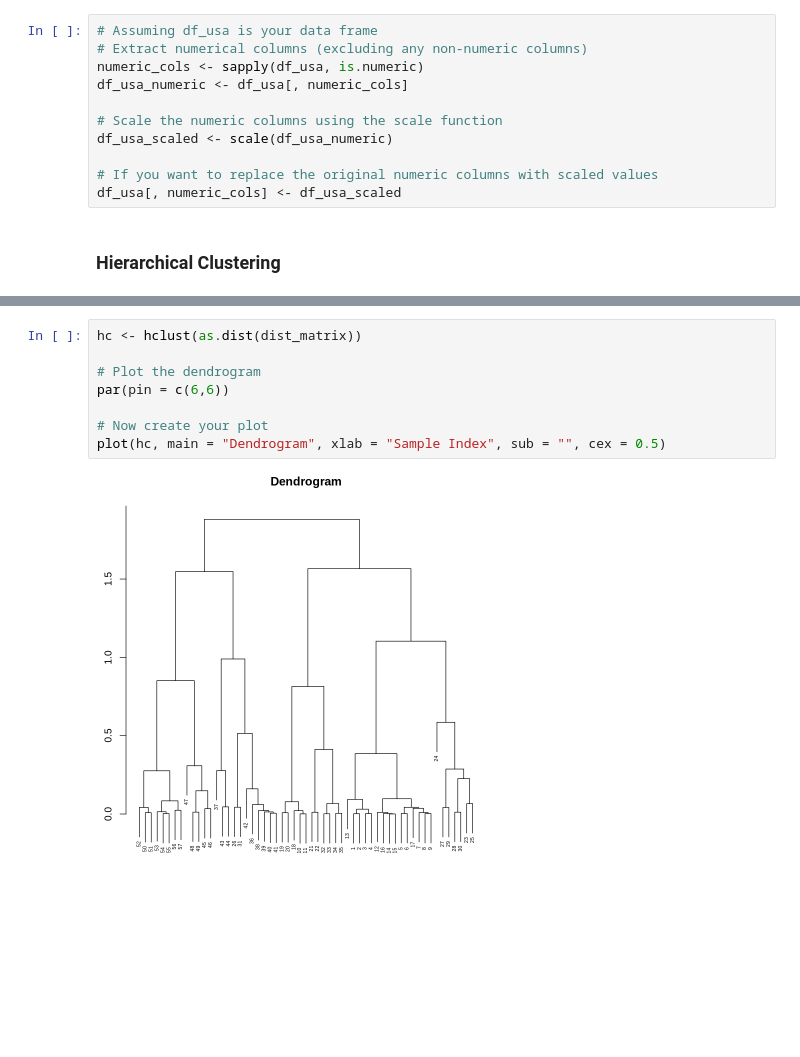
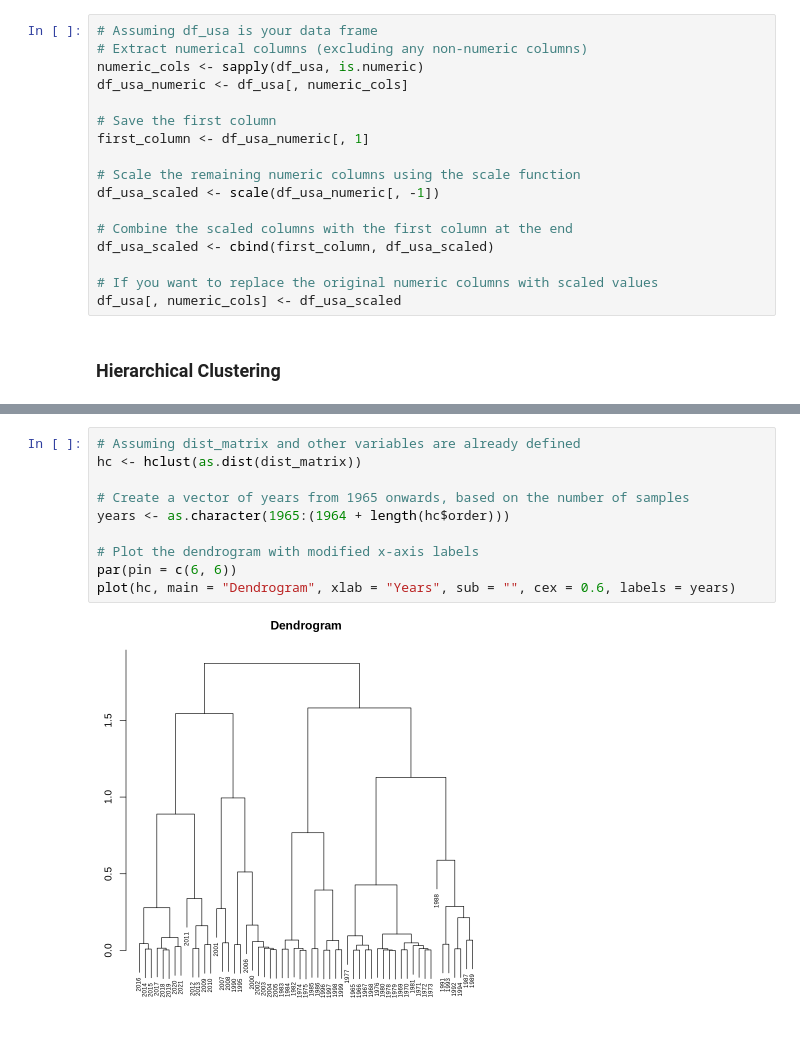
Before and after one commit to saketh-saridena/MLProject, a Jupyter notebook: ML_Project_Part_2_Hierarchical_Clustering.ipynb, the cells around one changed output, grey strips where cells are left out. Cells and saved outputs as stored; diff of their text form; blank space fills up the shorter version.

```diff
--- a/ML_Project_Part_2_Hierarchical_Clustering.ipynb
+++ b/ML_Project_Part_2_Hierarchical_Clustering.ipynb
@@ -134,8 +113,14 @@ A data.frame: 6 × 22
 numeric_cols <- sapply(df_usa, is.numeric)
 df_usa_numeric <- df_usa[, numeric_cols]
 
-# Scale the numeric columns using the scale function
-df_usa_scaled <- scale(df_usa_numeric)
+# Save the first column
+first_column <- df_usa_numeric[, 1]
+
+# Scale the remaining numeric columns using the scale function
+df_usa_scaled <- scale(df_usa_numeric[, -1])
+
+# Combine the scaled columns with the first column at the end
+df_usa_scaled <- cbind(first_column, df_usa_scaled)
 
 # If you want to replace the original numeric columns with scaled values
 df_usa[, numeric_cols] <- df_usa_scaled
@@ -168,10 +153,12 @@ print(dist_matrix)
-# %%
-hc <- hclust(as.dist(dist_matrix))
-
-# Plot the dendrogram
-par(pin = c(6,6))
-
-# Now create your plot
-plot(hc, main = "Dendrogram", xlab = "Sample Index", sub = "", cex = 0.5)
-# %% [output]
-[figure, removed]
+# %%
+# Assuming dist_matrix and other variables are already defined
+hc <- hclust(as.dist(dist_matrix))
+
+# Create a vector of years from 1965 onwards, based on the number of samples
+years <- as.character(1965:(1964 + length(hc$order)))
+
+# Plot the dendrogram with modified x-axis labels
+par(pin = c(6, 6))
+plot(hc, main = "Dendrogram", xlab = "Years", sub = "", cex = 0.6, labels = years)
+# %% [output]
+[figure, added]
```
Also changed, not shown: parts of 3 cells of this notebook, 1 other file.
